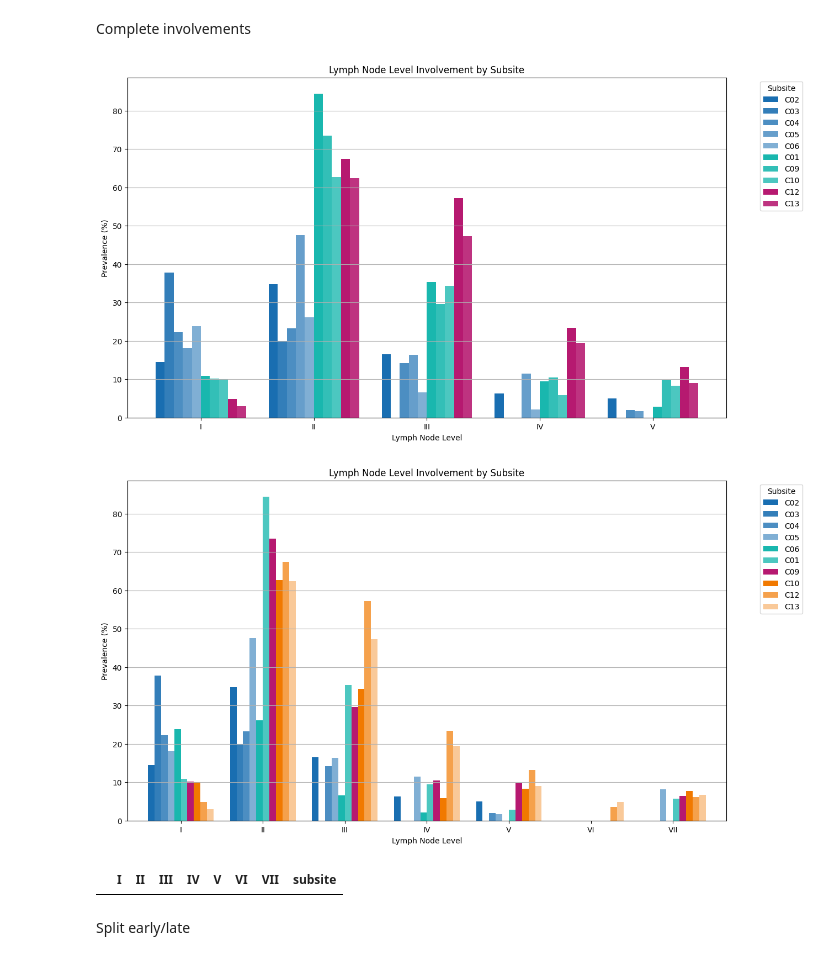
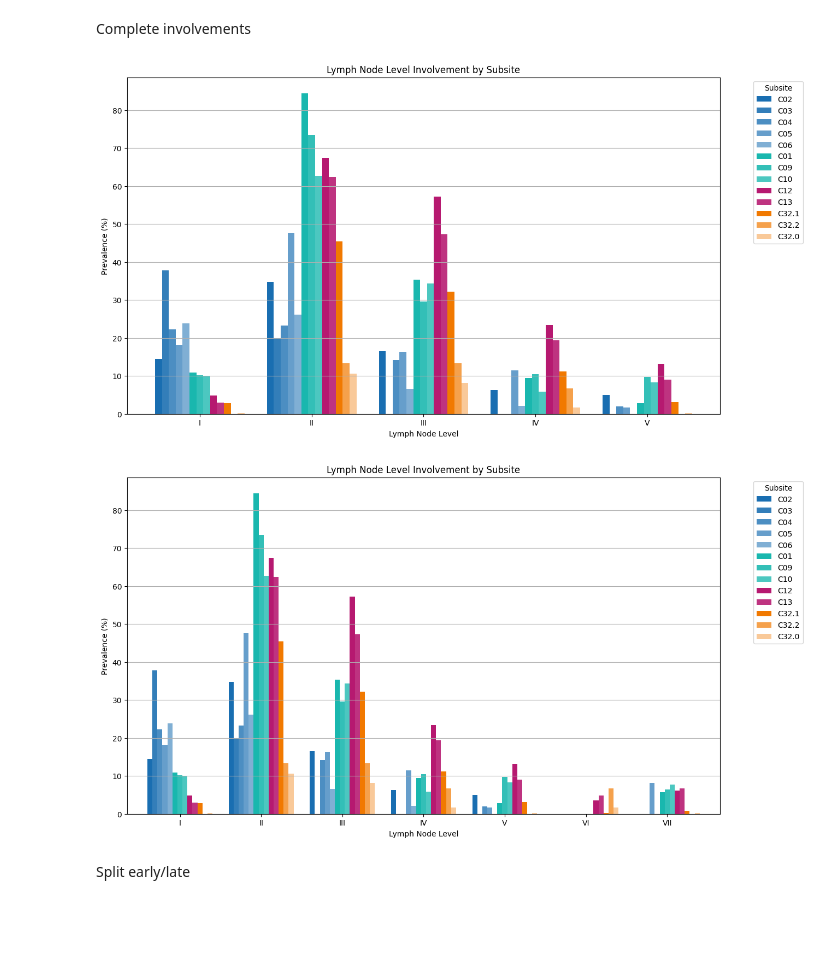
Before and after one commit to YoelPH/lymixture, a Jupyter notebook: data_preparation/Data_preparation.ipynb, the cells around one changed output. Drawn from its saved outputs; the diff is of its cells as text; code cells hidden in the pictures; blank space fills up the shorter version.

```diff
--- a/data_preparation/Data_preparation.ipynb
+++ b/data_preparation/Data_preparation.ipynb
@@ -478,10 +465,10 @@ from matplotlib.colors import LinearSegmentedColormap
 
 
 # Extract the lymph node involvement data
-lymph_node_levels = dataset_staging_main_groups['diagnostic_consensus']['ipsi'][['I', 'II', 'III', 'IV', 'V']]
+lymph_node_levels = dataset_stagingcomplete_main_groups['diagnostic_consensus']['ipsi'][['I', 'II', 'III', 'IV', 'V']]
 
 # Extract the subsite data
-subsite_data = dataset_staging_main_groups['tumor']['1']['subsite']
+subsite_data = dataset_stagingcomplete_main_groups['tumor']['1']['subsite']
 
 # Combine the lymph node levels with the subsite information
 combined_data = pd.concat([lymph_node_levels, subsite_data], axis=1)
@@ -490,46 +477,46 @@ combined_data = pd.concat([lymph_node_levels, subsite_data], axis=1)
 grouped_data = combined_data.groupby('subsite').sum()
 
 # Calculate the prevalence as a percentage for each subsite
-prevalence_data = grouped_data.div(dataset_staging_main_groups['tumor']['1']['subsite'].value_counts(), axis=0) * 100
+prevalence_data = grouped_data.div(dataset_stagingcomplete_main_groups['tumor']['1']['subsite'].value_counts(), axis=0) * 100
 
 
 # Transpose the data to have lymph node levels on the x-axis
 prevalence_data = prevalence_data.T
 
 # Reorder the columns to match the desired subsite order
-desired_order = ['C02', 'C03', 'C04', 'C05', 'C06', 'C01', 'C09', 'C10', 'C12', 'C13']
+desired_order = ['C02', 'C03', 'C04', 'C05', 'C06', 'C01', 'C09', 'C10', 'C12', 'C13', 'C32.1', 'C32.2', 'C32.0']
 prevalence_data = prevalence_data[desired_order]
 
 # Define the colors for each group of subsites
 colors_group1 = [blue_to_white(0.1), blue_to_white(0.2), blue_to_white(0.3), blue_to_white(0.4), blue_to_white(0.5)]  # Blue hues for C02, C03, C04, C05, C06
 colors_group2 = [green_to_white(0.1), green_to_white(0.2), green_to_white(0.3)]  # green hues for C01, C09, C10
 colors_group3 = [red_to_white(0.1), red_to_white(0.2)]  # red hues for C12, C13
-colors_group4 = [orange_to_white(0)]
+colors_group4 = [orange_to_white(0), orange_to_white(0.3), orange_to_white(0.6)]  # Orange hues for C32.0, C32.1, C32.2
 
 # Generate the colormap by combining the color lists
-colors = colors_group1 + colors_group2 + colors_group3
+colors = colors_group1 + colors_group2 + colors_group3 + colors_group4
 cmap = LinearSegmentedColormap.from_list('custom_cmap', colors, N=len(colors))
 
 # Plot the data with subsite bars next to each other
 ax = prevalence_data.plot(kind='bar', figsize=(14, 8), colormap=cmap, width=0.8)
 
 # Set title and labels
 plt.title('Lymph Node Level Involvement by Subsite')
 plt.xlabel('Lymph Node Level')
 plt.ylabel('Prevalence (%)')
 
 # Customize the x-axis to show lymph node levels and keep labels horizontal
 ax.set_xticks(range(len(prevalence_data.index)))
 ax.set_xticklabels(prevalence_data.index, rotation=0, ha='center')
 
 # Add legend for the subsites
 plt.legend(title='Subsite', bbox_to_anchor=(1.05, 1), loc='upper left')
 
 # Show the plot
 plt.grid(axis = 'y')
 plt.show()
 # %% [output]
-[figure, old version]
+[figure, new version]
 # %%
 import matplotlib.pyplot as plt
 import pandas as pd
@@ -537,10 +524,10 @@ from matplotlib.colors import LinearSegmentedColormap
 
 
 # Extract the lymph node involvement data
-lymph_node_levels = dataset_staging_main_groups['diagnostic_consensus']['ipsi'][['I', 'II', 'III', 'IV', 'V', 'VI', 'VII']]
+lymph_node_levels = dataset_stagingcomplete_main_groups['diagnostic_consensus']['ipsi'][['I', 'II', 'III', 'IV', 'V', 'VI', 'VII']]
 
 # Extract the subsite data
-subsite_data = dataset_staging_main_groups['tumor']['1']['subsite']
+subsite_data = dataset_stagingcomplete_main_groups['tumor']['1']['subsite']
 
 # Combine the lymph node levels with the subsite information
 combined_data = pd.concat([lymph_node_levels, subsite_data], axis=1)
@@ -549,14 +536,14 @@ combined_data = pd.concat([lymph_node_levels, subsite_data], axis=1)
 grouped_data = combined_data.groupby('subsite').sum()
 
 # Calculate the prevalence as a percentage for each subsite
-prevalence_data = grouped_data.div(dataset_staging_main_groups['tumor']['1']['subsite'].value_counts(), axis=0) * 100
+prevalence_data = grouped_data.div(dataset_stagingcomplete_main_groups['tumor']['1']['subsite'].value_counts(), axis=0) * 100
 
 
 # Transpose the data to have lymph node levels on the x-axis
 prevalence_data = prevalence_data.T
 
 # Reorder the columns to match the desired subsite order
-desired_order = ['C02', 'C03', 'C04', 'C05', 'C06', 'C01', 'C09', 'C10', 'C12', 'C13']
+desired_order = ['C02', 'C03', 'C04', 'C05', 'C06', 'C01', 'C09', 'C10', 'C12', 'C13', 'C32.1', 'C32.2', 'C32.0']
 prevalence_data = prevalence_data[desired_order]
 
 # Define the colors for each group of subsites
@@ -588,11 +575,7 @@ plt.legend(title='Subsite', bbox_to_anchor=(1.05, 1), loc='upper left')
 plt.grid(axis='y')
 plt.show()
 # %% [output]
-[figure, old version]
+[figure, new version]
-# %%
-combined_data.loc[np.all(combined_data[['I','II','III','IV','V']].isna(),axis = 1)]
-# %% [output]
-|  | I | II | III | IV | V | VI | VII | subsite |
 # %% [markdown]
 Split early/late
 # %%
```
Also changed, not shown: parts of 14 cells of this notebook, 3 other files.
